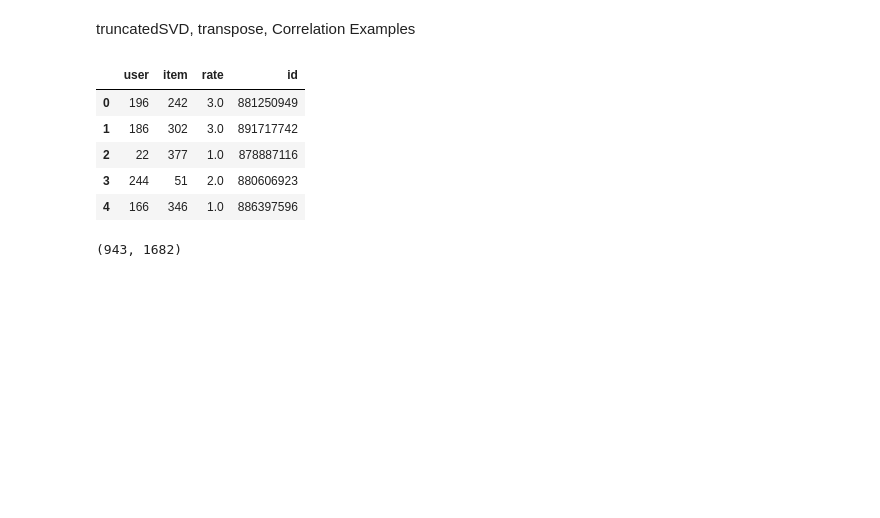
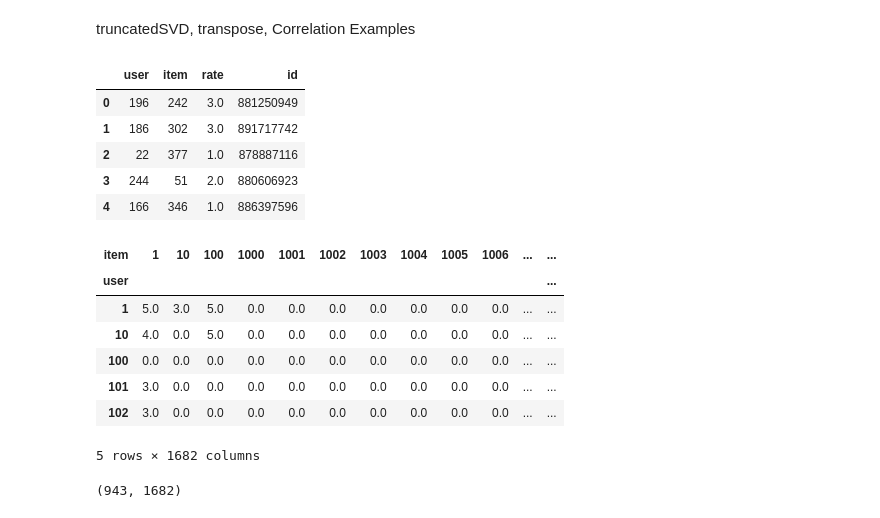
Before and after one commit to rlska105/Data176, a Jupyter notebook: Recommendation_system/SVD/SVD.ipynb, the cells around one changed output. Saved outputs shown, nothing was run; the diff lists cells and outputs as text; code cells hidden in the pictures; blank space fills up the shorter version.

```diff
--- a/Recommendation_system/SVD/SVD.ipynb
+++ b/Recommendation_system/SVD/SVD.ipynb
@@ -128,6 +128,17 @@ df.head()
 | 4 | 166 | 346 | 1.0 | 886397596 |
 # %%
 user_movie_rating = df.pivot_table('rate', index = 'user', columns='item').fillna(0)
+# %%
+user_movie_rating.head()
+# %% [output]
+| item | 1 | 10 | 100 | 1000 | 1001 | 1002 | 1003 | 1004 | 1005 | 1006 | ... | ... |
+| user |  |  |  |  |  |  |  |  |  |  |  | ... |
+| 1 | 5.0 | 3.0 | 5.0 | 0.0 | 0.0 | 0.0 | 0.0 | 0.0 | 0.0 | 0.0 | ... | ... |
+| 10 | 4.0 | 0.0 | 5.0 | 0.0 | 0.0 | 0.0 | 0.0 | 0.0 | 0.0 | 0.0 | ... | ... |
+| 100 | 0.0 | 0.0 | 0.0 | 0.0 | 0.0 | 0.0 | 0.0 | 0.0 | 0.0 | 0.0 | ... | ... |
+| 101 | 3.0 | 0.0 | 0.0 | 0.0 | 0.0 | 0.0 | 0.0 | 0.0 | 0.0 | 0.0 | ... | ... |
+| 102 | 3.0 | 0.0 | 0.0 | 0.0 | 0.0 | 0.0 | 0.0 | 0.0 | 0.0 | 0.0 | ... | ... |
+5 rows × 1682 columns
 # %%
 user_movie_rating.shape
 # %% [output]
```
